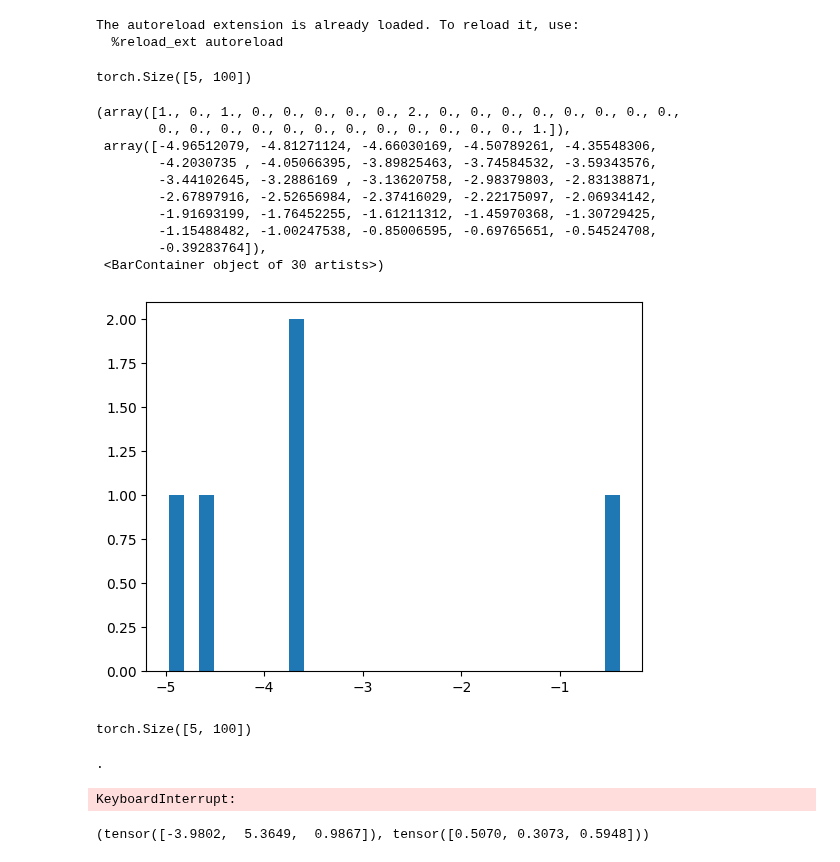
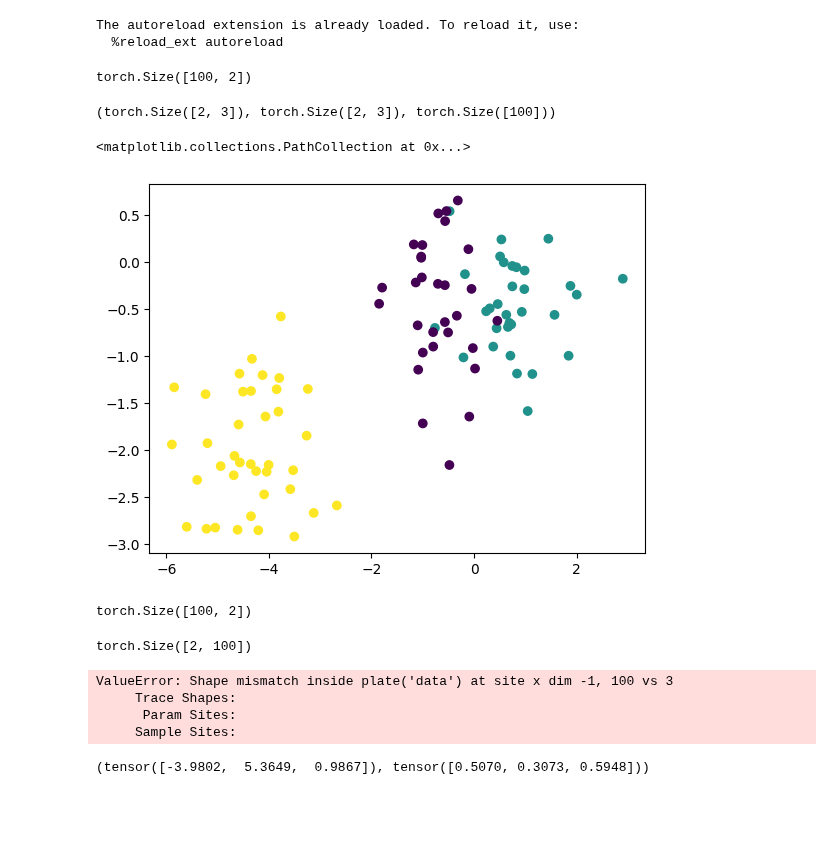
Before and after one commit to ArikReuter/ICL_for_Full_Bayesian_Inference, a Jupyter notebook: LatentFactorModels/GenerativeModels/Test_Pprogram.ipynb, the cells around one changed output. Cells and saved outputs as stored; diff of their text form; code cells hidden in the pictures; blank space fills up the shorter version.

```diff
--- a/LatentFactorModels/GenerativeModels/Test_Pprogram.ipynb
+++ b/LatentFactorModels/GenerativeModels/Test_Pprogram.ipynb
@@ -20,26 +15,29 @@ pprogram = make_gmm_program_spherical(
+# %%
+pprogram = make_gmm_program_diagonal(
+    n = 100,
+    p = 5,
+    k = 3,
+    a1 = 5.0,
+    b1= 2.0,
+    dirichlet_beta= 0.5,
+    lambda1 = 3.0,
+    )
 # %%
 r = pprogram(
 )
+
+x = r["x"]
+# %% [output]
+torch.Size([100, 2])
-# %%
-r["x"].shape
-# %% [output]
-torch.Size([5, 100])
-# %%
-x = r['x']
-
-plt.hist(x[:, 1], bins = 30)
-# %% [output]
-(array([1., 0., 1., 0., 0., 0., 0., 0., 2., 0., 0., 0., 0., 0., 0., 0., 0.,
-        0., 0., 0., 0., 0., 0., 0., 0., 0., 0., 0., 0., 1.]),
- array([-4.96512079, -4.81271124, -4.66030169, -4.50789261, -4.35548306,
-        -4.2030735 , -4.05066395, -3.89825463, -3.74584532, -3.59343576,
-        -3.44102645, -3.2886169 , -3.13620758, -2.98379803, -2.83138871,
-        -2.67897916, -2.52656984, -2.37416029, -2.22175097, -2.06934142,
-        -1.91693199, -1.76452255, -1.61211312, -1.45970368, -1.30729425,
-        -1.15488482, -1.00247538, -0.85006595, -0.69765651, -0.54524708,
-        -0.39283764]),
- <BarContainer object of 30 artists>)
-[figure, removed]
+# %%
+r["mu"].shape, r["sigma_squared"].shape, r["z"].shape
+# %% [output]
+(torch.Size([2, 3]), torch.Size([2, 3]), torch.Size([100]))
+# %%
+plt.scatter(r["x"][:,0], r["x"][:,1], c = r["z"])
+# %% [output]
+<matplotlib.collections.PathCollection at 0x...>
+[figure, added]
 # %%
 pprogram_return_only_x = return_only_x(pprogram)
 # %%
@@ -56,15 +54,18 @@ model_list = {
 # %%
 x.shape
 # %% [output]
-torch.Size([5, 100])
+torch.Size([100, 2])
 # %%
 samples_per_model = {}
 
 for name, model in model_list.items():
-    samples_per_model[name] = model.sample_posterior(x = x)
+    samples_per_model[name] = model.sample_posterior(x = x.T)
 # %% [output]
-.
+torch.Size([2, 100])
-KeyboardInterrupt:
+ValueError: Shape mismatch inside plate('data') at site x dim -1, 100 vs 3
+     Trace Shapes:
+      Param Sites:
+     Sample Sites:
 # %%
 r["mu"], r["sigma_squared"]
 # %% [output]
```
Also changed, not shown: parts of 3 cells of this notebook, 6 other files.
